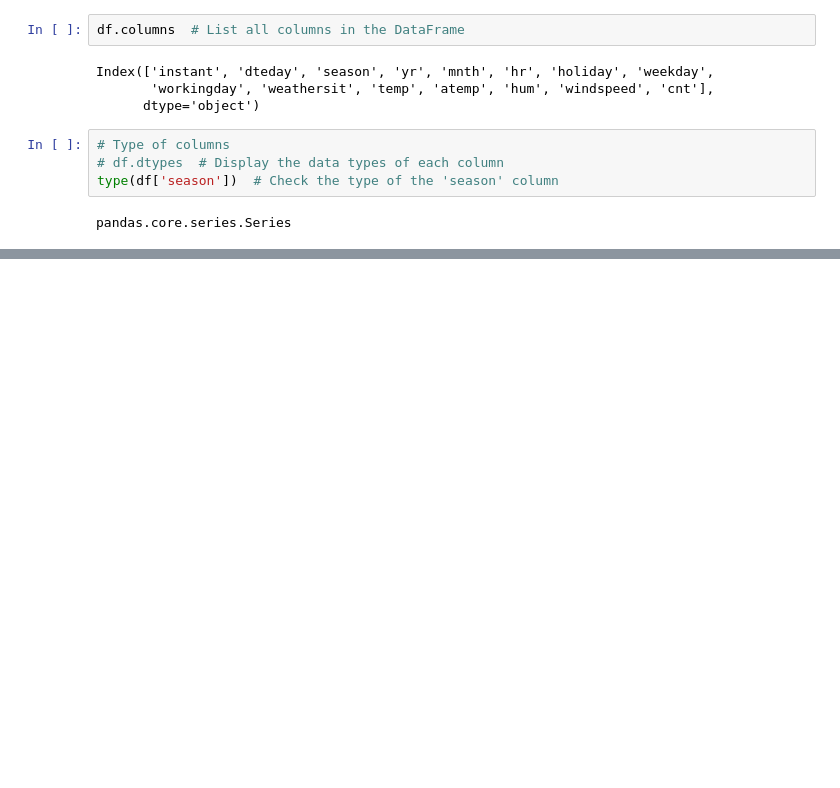
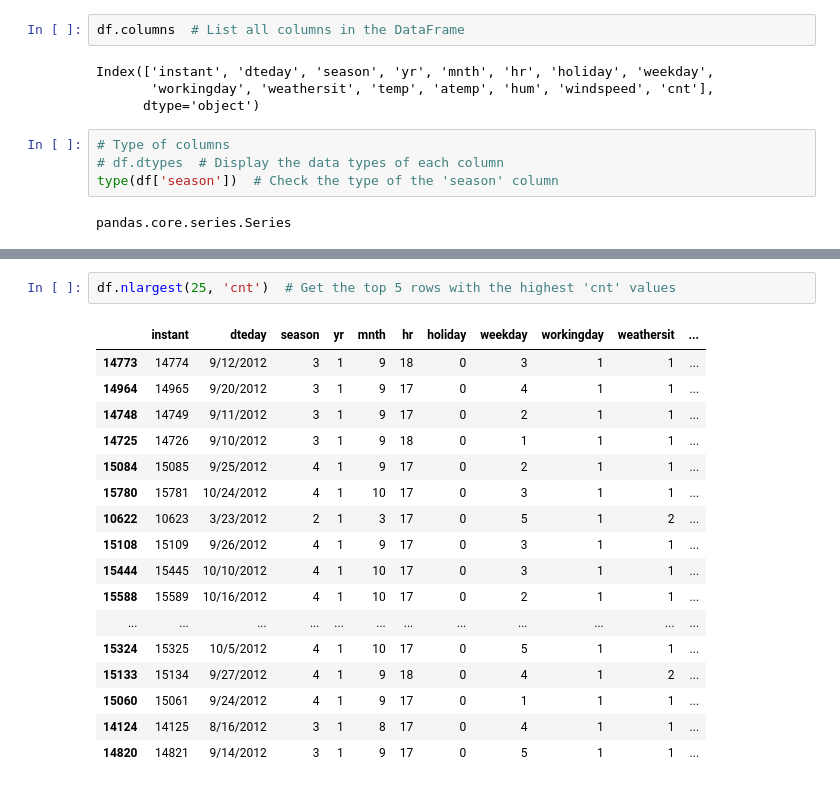
Before and after one commit to sagorgithub/Pandas-for-Data-Science, a Jupyter notebook: Day 07/main.ipynb, the cells around one changed output, grey strips where cells are left out. Saved outputs shown, nothing was run; the diff lists cells and outputs as text; blank space fills up the shorter version.

Commit message:
Python for Pandsas Functions Basic/Value Sorting/Conditional Statements

```diff
--- a/Day 07/main.ipynb
+++ b/Day 07/main.ipynb
@@ -111,0 +232,20 @@ pandas.core.series.Series
+# %%
+df.nlargest(25, 'cnt')  # Get the top 5 rows with the highest 'cnt' values
+# %% [output]
+|  | instant | dteday | season | yr | mnth | hr | holiday | weekday | workingday | weathersit | ... |
+| 14773 | 14774 | 9/12/2012 | 3 | 1 | 9 | 18 | 0 | 3 | 1 | 1 | ... |
+| 14964 | 14965 | 9/20/2012 | 3 | 1 | 9 | 17 | 0 | 4 | 1 | 1 | ... |
+| 14748 | 14749 | 9/11/2012 | 3 | 1 | 9 | 17 | 0 | 2 | 1 | 1 | ... |
+| 14725 | 14726 | 9/10/2012 | 3 | 1 | 9 | 18 | 0 | 1 | 1 | 1 | ... |
+| 15084 | 15085 | 9/25/2012 | 4 | 1 | 9 | 17 | 0 | 2 | 1 | 1 | ... |
+| 15780 | 15781 | 10/24/2012 | 4 | 1 | 10 | 17 | 0 | 3 | 1 | 1 | ... |
+| 10622 | 10623 | 3/23/2012 | 2 | 1 | 3 | 17 | 0 | 5 | 1 | 2 | ... |
+| 15108 | 15109 | 9/26/2012 | 4 | 1 | 9 | 17 | 0 | 3 | 1 | 1 | ... |
+| 15444 | 15445 | 10/10/2012 | 4 | 1 | 10 | 17 | 0 | 3 | 1 | 1 | ... |
+| 15588 | 15589 | 10/16/2012 | 4 | 1 | 10 | 17 | 0 | 2 | 1 | 1 | ... |
+| ... | ... | ... | ... | ... | ... | ... | ... | ... | ... | ... | ... |
+| 15324 | 15325 | 10/5/2012 | 4 | 1 | 10 | 17 | 0 | 5 | 1 | 1 | ... |
+| 15133 | 15134 | 9/27/2012 | 4 | 1 | 9 | 18 | 0 | 4 | 1 | 2 | ... |
+| 15060 | 15061 | 9/24/2012 | 4 | 1 | 9 | 17 | 0 | 1 | 1 | 1 | ... |
+| 14124 | 14125 | 8/16/2012 | 3 | 1 | 8 | 17 | 0 | 4 | 1 | 1 | ... |
+| 14820 | 14821 | 9/14/2012 | 3 | 1 | 9 | 17 | 0 | 5 | 1 | 1 | ... |
```
Also changed, not shown: parts of 28 cells of this notebook.
